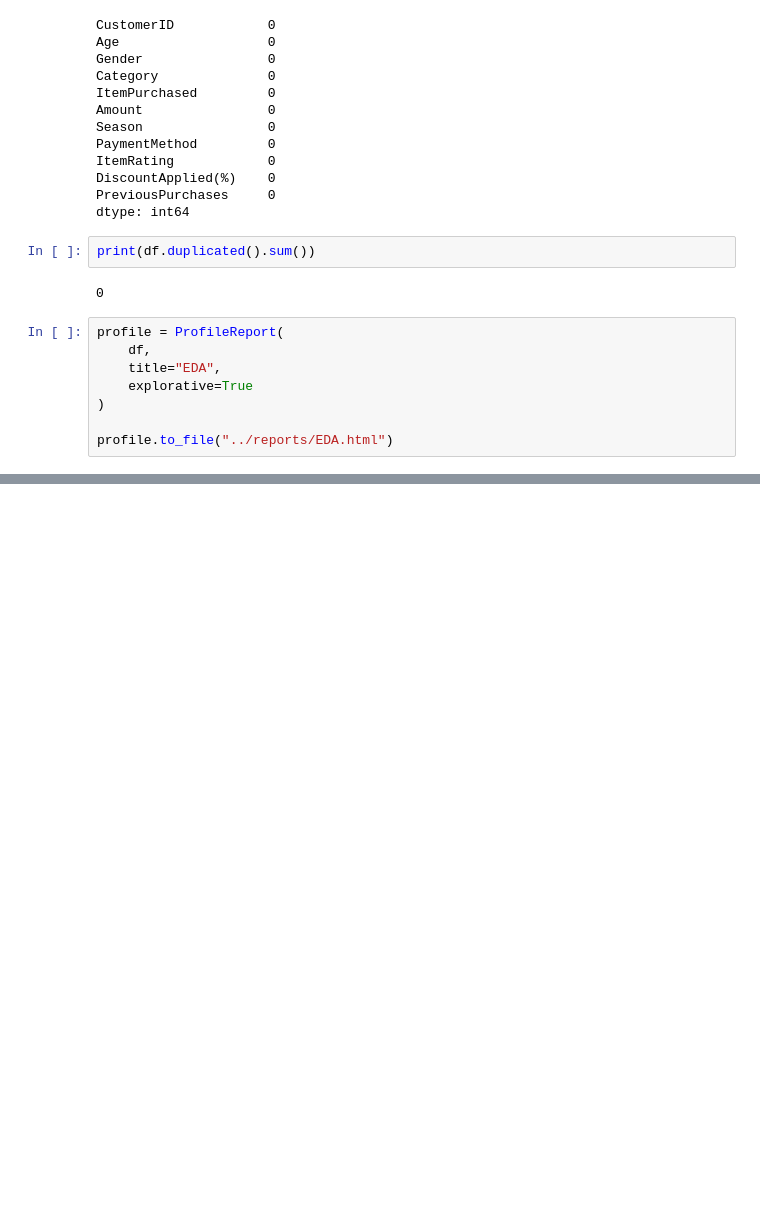
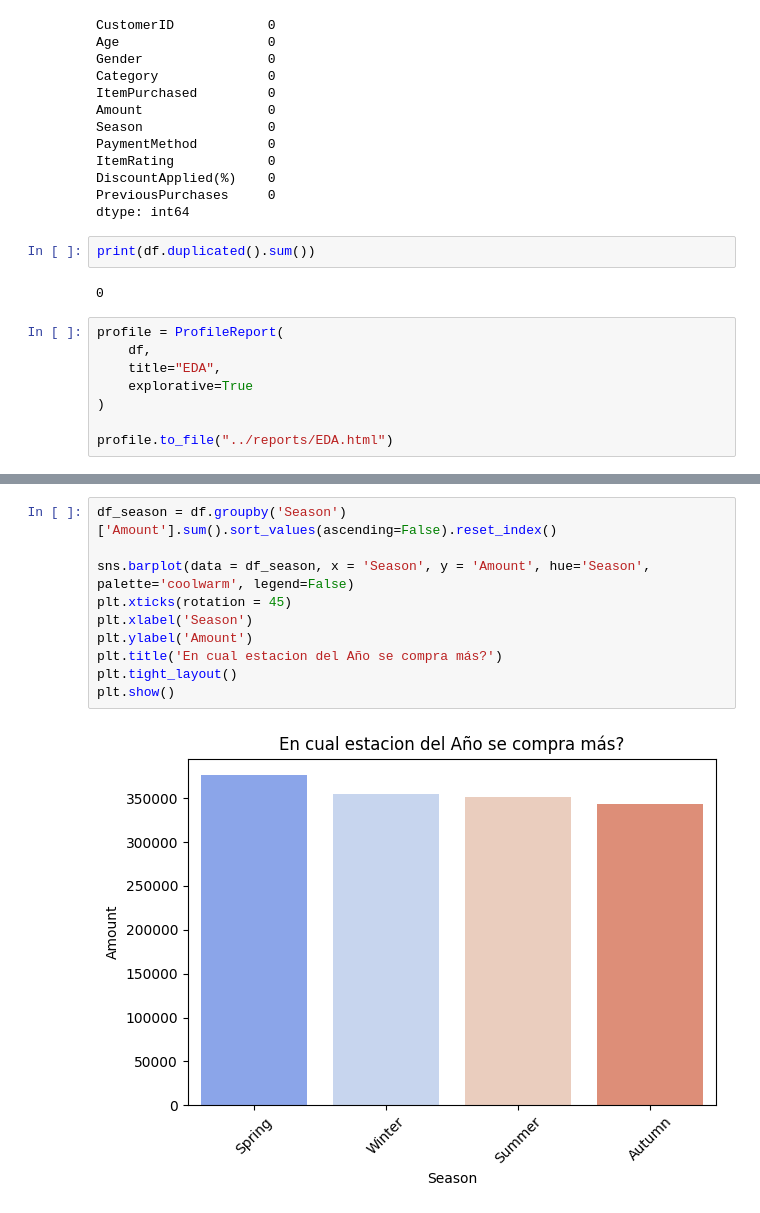
Before and after one commit to carmele9/Retail_Store_Sales_Prediction, a Jupyter notebook: notebooks/analysis.ipynb, the cells around one changed output, grey strips where cells are left out. Drawn from its saved outputs; the diff is of its cells as text; blank space fills up the shorter version.

```diff
--- a/notebooks/analysis.ipynb
+++ b/notebooks/analysis.ipynb
@@ -128,0 +141,12 @@ plt.show()
+# %%
+df_season = df.groupby('Season')['Amount'].sum().sort_values(ascending=False).reset_index()
+
+sns.barplot(data = df_season, x = 'Season', y = 'Amount', hue='Season', palette='coolwarm', legend=False)
+plt.xticks(rotation = 45)
+plt.xlabel('Season')
+plt.ylabel('Amount')
+plt.title('En cual estacion del Año se compra más?')
+plt.tight_layout()
+plt.show()
+# %% [output]
+[figure, added]
```
Also changed, not shown: parts of 12 cells of this notebook, 2 other files.
